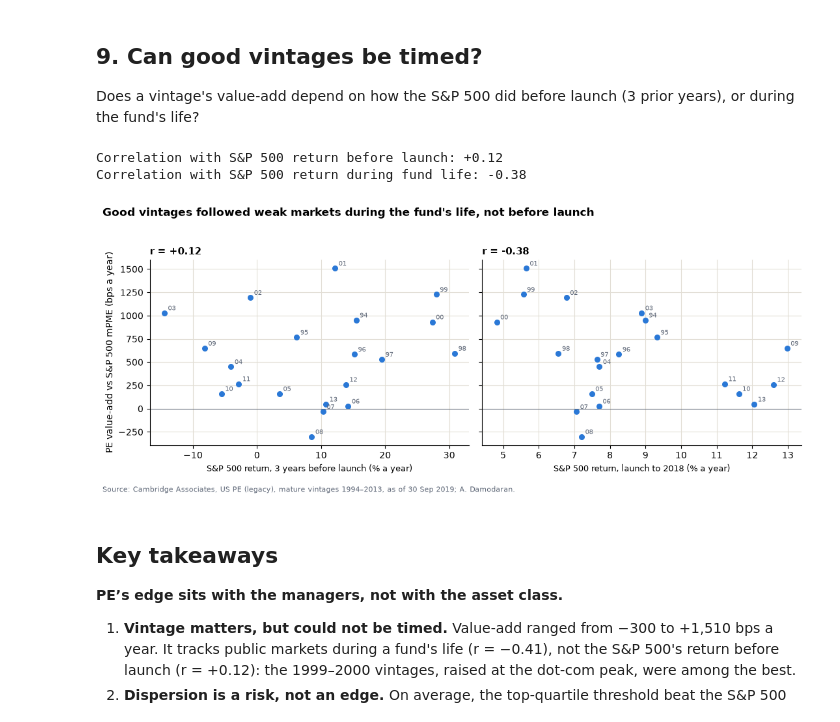
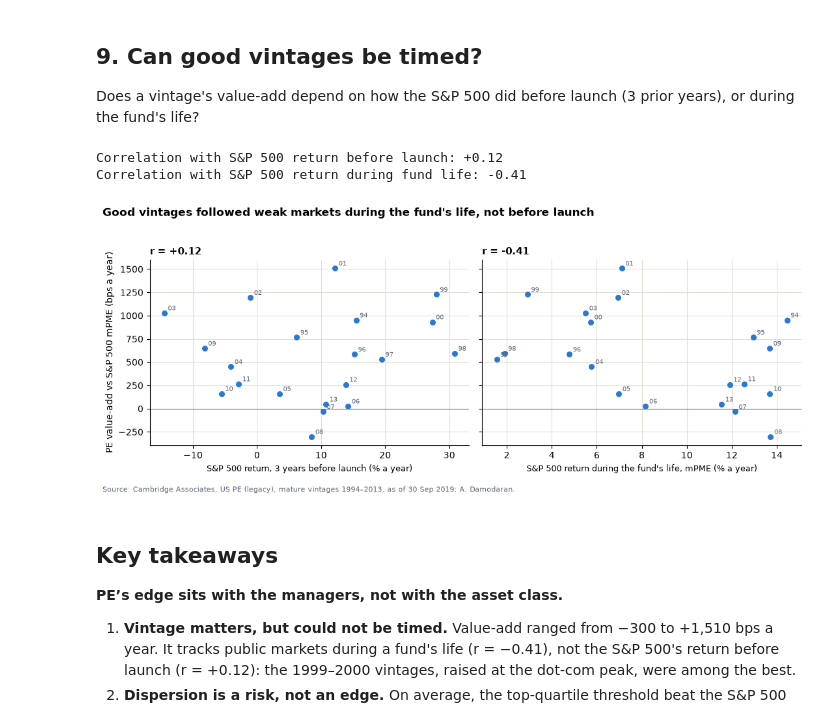
Before and after one commit to samyhassairi/pe-vs-public-markets, a Jupyter notebook: 04_python/02_vintage_analysis.ipynb, the cells around one changed output. Drawn from its saved outputs; the diff is of its cells as text; code cells hidden in the pictures.

Commit message:
Fix timing test (mPME market return), label readability, notebook 01 takeaways

```diff
--- a/04_python/02_vintage_analysis.ipynb
+++ b/04_python/02_vintage_analysis.ipynb
@@ -256,37 +256,37 @@ pooled_col = [c for c in df.columns if "pooled" in c.lower()][0]
 t = df[df["mature"]].copy()
 t["value_add_bps"] = (t[pooled_col] - t["sp500_mpme_irr"]) * 100
 t["prior_cagr"] = [cagr(v - 3, v - 1) for v in t.index]   # 3 years before launch
-t["life_cagr"]  = [cagr(v, 2018) for v in t.index]        # launch to end-2018
+t["life_cagr"]  = t["sp500_mpme_irr"]   # S&P 500 return over the fund's life, timed on its cash flows (mPME)
 
 r_before = t["value_add_bps"].corr(t["prior_cagr"])
 r_during = t["value_add_bps"].corr(t["life_cagr"])
 print(f"Correlation with S&P 500 return before launch: {r_before:+.2f}")
 print(f"Correlation with S&P 500 return during fund life: {r_during:+.2f}")
 
 fig, axes = plt.subplots(1, 2, figsize=(11, 4.5), sharey=True)
 for ax, col, r, xlabel in [
     (axes[0], "prior_cagr", r_before, "S&P 500 return, 3 years before launch (% a year)"),
-    (axes[1], "life_cagr",  r_during, "S&P 500 return, launch to 2018 (% a year)")]:
+    (axes[1], "life_cagr",  r_during, "S&P 500 return during the fund's life, mPME (% a year)")]:
     ax.scatter(t[col], t["value_add_bps"], color="#2a78d6", s=30)
     for v, row in t.iterrows():
         ax.annotate(str(v)[-2:], (row[col], row["value_add_bps"]),
                     xytext=(4, 3), textcoords="offset points", fontsize=7, color="#5F6878")
     ax.axhline(0, color="#5F6878", lw=0.8)
     ax.set_xlabel(xlabel, fontsize=9)
     ax.set_title(f"r = {r:+.2f}", loc="left", fontsize=11, fontweight="bold")
     ax.grid(color="#E2DED5", lw=0.8); ax.set_axisbelow(True)
 axes[0].set_ylabel("PE value-add vs S&P 500 mPME (bps a year)")
 fig.suptitle("Good vintages followed weak markets during the fund's life, not before launch",
              x=0.01, ha="left", fontsize=12, fontweight="bold")
 fig.text(0.01, 0.01, "Source: Cambridge Associates, US PE (legacy), mature vintages 1994–2013, as of 30 Sep 2019; A. Damodaran.",
          fontsize=8, color="#5F6878")
 fig.tight_layout(rect=(0, 0.04, 1, 0.95))
 fig.savefig(OUT / "06_vintage_timing_test.png", dpi=200)
 plt.show()
 # %% [output]
 Correlation with S&P 500 return before launch: +0.12
-Correlation with S&P 500 return during fund life: -0.38
+Correlation with S&P 500 return during fund life: -0.41
-[figure, old version]
+[figure, new version]
 # %% [markdown]
 ## Key takeaways
 **PE’s edge sits with the managers, not with the asset class.**
```
Also changed, not shown: 3 other files.
